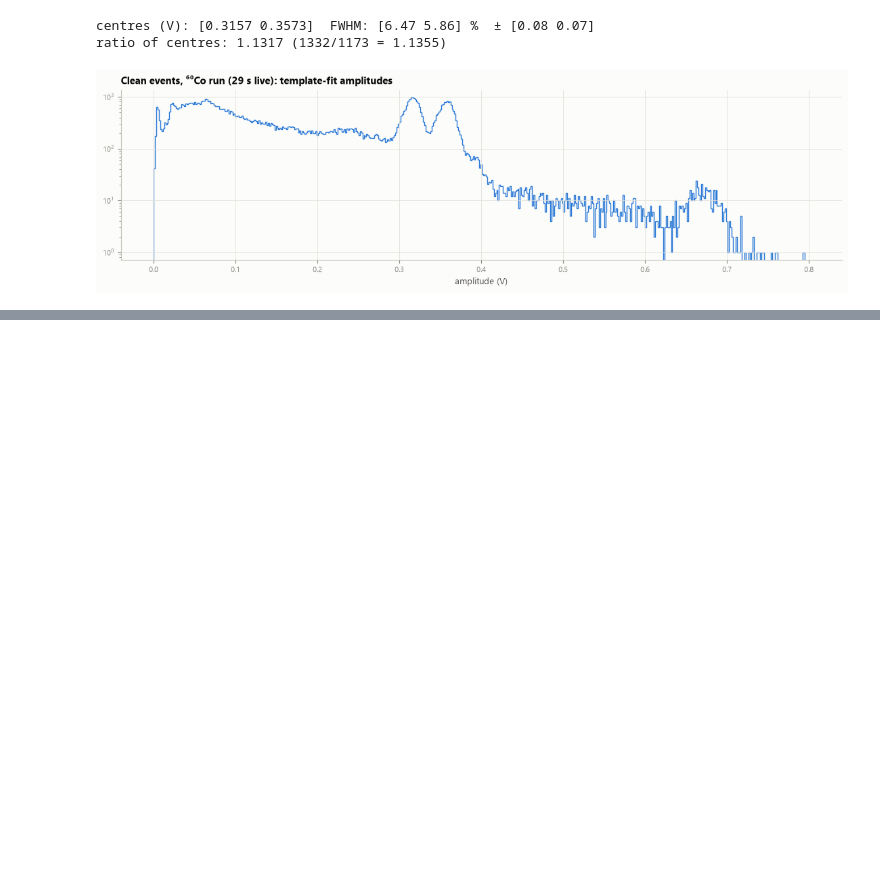
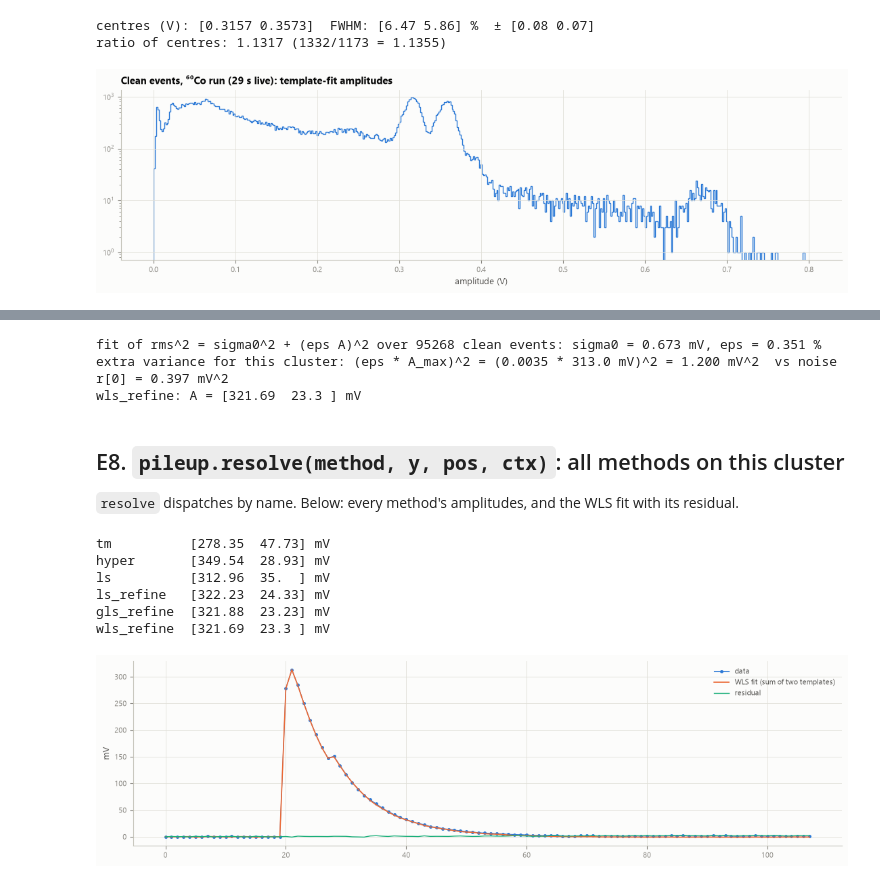
Before and after one commit to AyubSherif/DigitalGammaSpectroscopy, a Jupyter notebook: docs/walkthrough.ipynb, the cells around one changed output, grey strips where cells are left out. Cells and saved outputs as stored; diff of their text form; code cells hidden in the pictures; blank space fills up the shorter version.

```diff
--- a/docs/walkthrough.ipynb
+++ b/docs/walkthrough.ipynb
@@ -830,0 +863,6 @@ ratio of centres: 1.1317 (1332/1173 = 1.1355)
+# %%
+from gammaspec import pileup
+r_long = detect.noise_autocovariance(y1, freeD, 4096)
+ctx = pileup.PileupContext(Tp, detect.decay_constant(Tp), r_long)
+print("tau =", round(ctx.tau, 3), " model_error eps =", ctx.model_error, " noise variance r[0] =", r_long[0])
+print("s(t) and s'(t) at t = -1, 0, 1, 5:", np.round(Tp(np.array([-1., 0, 1, 5])), 3), np.round(ctx.derivative(np.array([-1., 0, 1, 5])), 3))
@@ -830,0 +932,5 @@ ratio of centres: 1.1317 (1332/1173 = 1.1355)
+# %%
+t_ = np.arange(yc.size, dtype=float)
+S = Tp(t_[:, None] - pos[None, :])
+print("design matrix S:", S.shape, "  S^T S =\n", np.round(S.T @ S, 3))
+print("LS amplitudes:", np.round(pileup.ls(yc, pos, ctx) * 1e3, 2), "mV")
@@ -830,0 +1002,35 @@ ratio of centres: 1.1317 (1332/1173 = 1.1355)
+# %%
+cl_ev = efull.clean(); a_ = cl_ev["amplitude"]; r_ = cl_ev["fit_rms"]
+m_ = (a_ > 0.005) & (a_ < 0.6)
+c0, c1 = np.linalg.lstsq(np.vstack([np.ones(m_.sum()), a_[m_] ** 2]).T, r_[m_] ** 2, rcond=None)[0]
+print(f"fit of rms^2 = sigma0^2 + (eps A)^2 over {m_.sum()} clean events: sigma0 = {np.sqrt(c0)*1e3:.3f} mV, eps = {np.sqrt(c1)*100:.3f} %")
+A0 = pileup.ls(yc, pos, ctx)
+print(f"extra variance for this cluster: (eps * A_max)^2 = ({ctx.model_error} * {A0.max()*1e3:.1f} mV)^2 = {(ctx.model_error*A0.max()*1e3)**2:.3f} mV^2  vs noise r[0] = {r_long[0]*1e6:.3f} mV^2")
+print("wls_refine: A =", np.round(pileup.wls_refine(yc, pos, ctx) * 1e3, 2), "mV")
+# %% [output]
+fit of rms^2 = sigma0^2 + (eps A)^2 over 95268 clean events: sigma0 = 0.673 mV, eps = 0.351 %
+extra variance for this cluster: (eps * A_max)^2 = (0.0035 * 313.0 mV)^2 = 1.200 mV^2  vs noise r[0] = 0.397 mV^2
+wls_refine: A = [321.69  23.3 ] mV
+# %% [markdown]
+## E8. `pileup.resolve(method, y, pos, ctx)`: all methods on this cluster
+`resolve` dispatches by name. Below: every method's amplitudes, and the WLS fit with its
+residual.
+# %%
+for m in pileup.METHODS:
+    print(f"{m:11s}", np.round(pileup.resolve(m, yc, pos, ctx) * 1e3, 2), "mV")
+A_w, t_w = pileup._ls(yc, pos, ctx, refine=True, whiten=True,
+                      extra_var=(ctx.model_error * pileup.ls(yc, pos, ctx).max()) ** 2)
+model_w = Tp(t_[:, None] - t_w[None, :]) @ A_w
+fig, ax = P.figure(1, 1, height_per_row=3.0)
+ax[0,0].plot(t_, yc * 1e3, marker="o", markersize=2.5, linewidth=0.8, label="data")
+ax[0,0].plot(t_, model_w * 1e3, linewidth=1.2, label="WLS fit (sum of two templates)")
+ax[0,0].plot(t_, (yc - model_w) * 1e3, linewidth=1.0, label="residual")
+ax[0,0].set_ylabel("mV"); ax[0,0].legend(); plt.show()
+# %% [output]
+tm          [278.35  47.73] mV
+hyper       [349.54  28.93] mV
+ls          [312.96  35.  ] mV
+ls_refine   [322.23  24.33] mV
+gls_refine  [321.88  23.23] mV
+wls_refine  [321.69  23.3 ] mV
+[figure, added]
```
Also changed, not shown: parts of 25 cells of this notebook, 15 other files.
